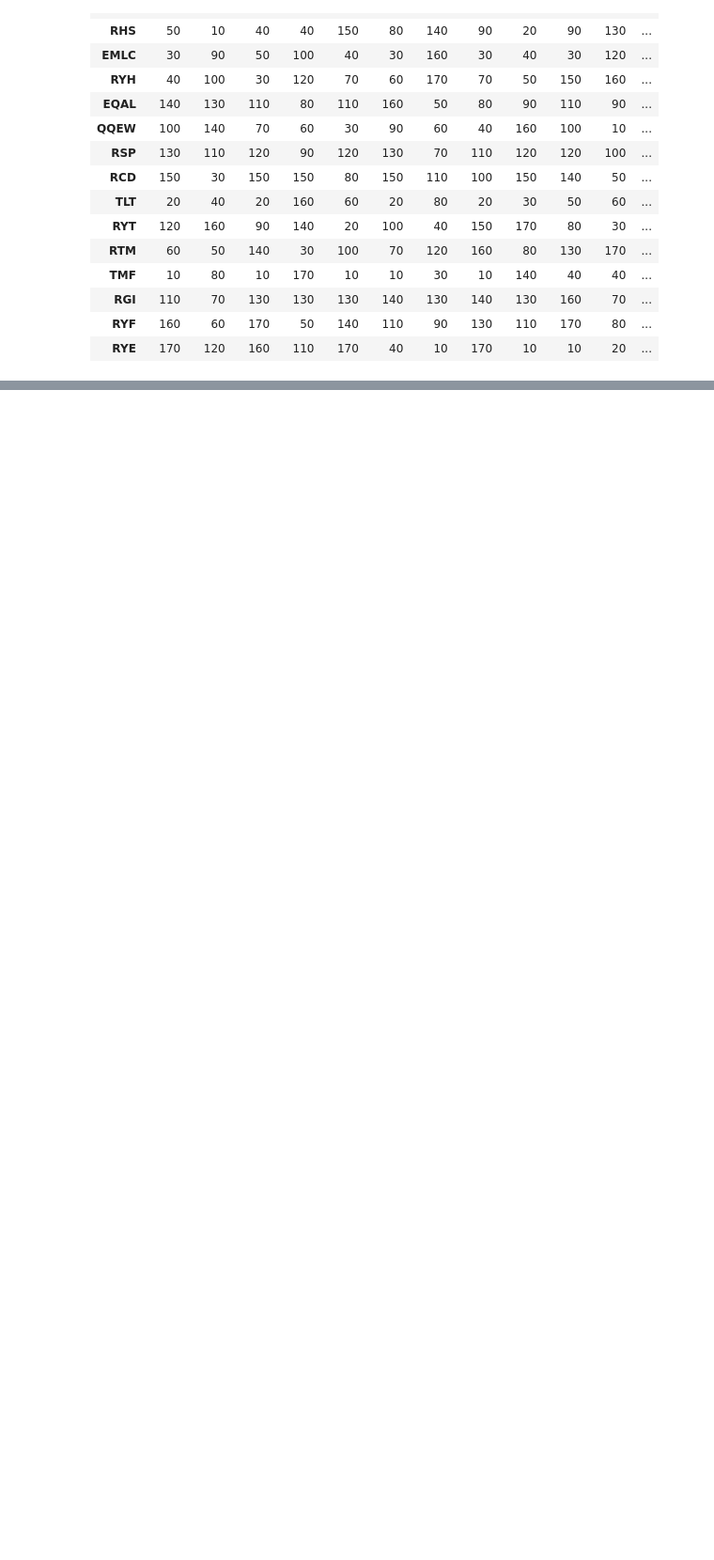
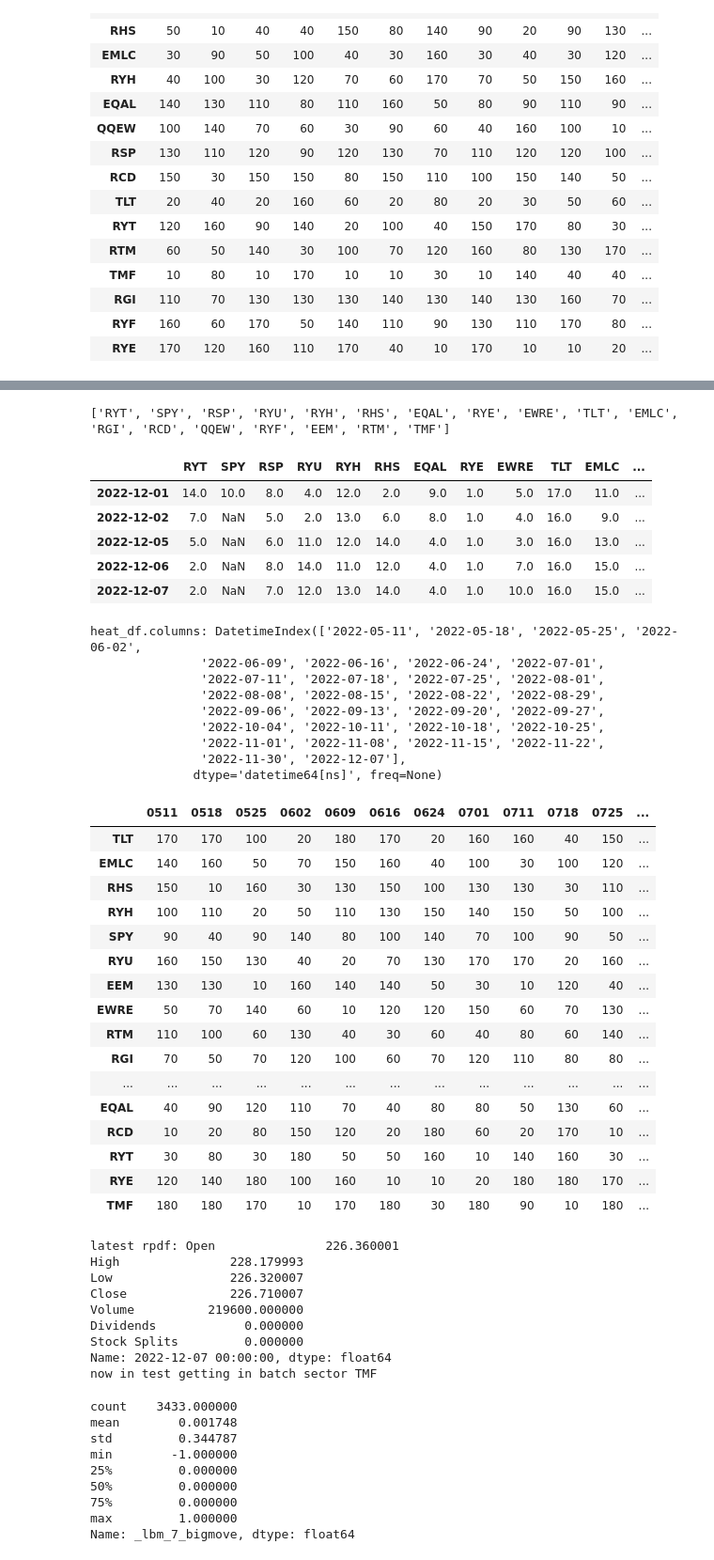
Before and after one commit to jacky892/sectorRotationHeatmap, a Jupyter notebook: rotationHeatmap.ipynb, the cells around one changed output, grey strips where cells are left out. Shown at 94% size. Cells and saved outputs as stored; diff of their text form; code cells hidden in the pictures; blank space fills up the shorter version.

```diff
--- a/rotationHeatmap.ipynb
+++ b/rotationHeatmap.ipynb
@@ -535,0 +517,55 @@ weighted avg       0.21      0.38      0.27        16
+# %%
+from workflow.sectorRotationTraderWorkflow import run_etf_test
+run_etf_test(th=0.10,def_pct_stop=0.1, mkt='usa', focus_tlist=['TMF'], rticker='IWV')
+# %% [output]
+['RYT', 'SPY', 'RSP', 'RYU', 'RYH', 'RHS', 'EQAL', 'RYE', 'EWRE', 'TLT', 'EMLC', 'RGI', 'RCD', 'QQEW', 'RYF', 'EEM', 'RTM', 'TMF']
+|  | RYT | SPY | RSP | RYU | RYH | RHS | EQAL | RYE | EWRE | TLT | EMLC | ... |
+| 2022-12-01 | 14.0 | 10.0 | 8.0 | 4.0 | 12.0 | 2.0 | 9.0 | 1.0 | 5.0 | 17.0 | 11.0 | ... |
+| 2022-12-02 | 7.0 | NaN | 5.0 | 2.0 | 13.0 | 6.0 | 8.0 | 1.0 | 4.0 | 16.0 | 9.0 | ... |
+| 2022-12-05 | 5.0 | NaN | 6.0 | 11.0 | 12.0 | 14.0 | 4.0 | 1.0 | 3.0 | 16.0 | 13.0 | ... |
+| 2022-12-06 | 2.0 | NaN | 8.0 | 14.0 | 11.0 | 12.0 | 4.0 | 1.0 | 7.0 | 16.0 | 15.0 | ... |
+| 2022-12-07 | 2.0 | NaN | 7.0 | 12.0 | 13.0 | 14.0 | 4.0 | 1.0 | 10.0 | 16.0 | 15.0 | ... |
+heat_df.columns: DatetimeIndex(['2022-05-11', '2022-05-18', '2022-05-25', '2022-06-02',
+               '2022-06-09', '2022-06-16', '2022-06-24', '2022-07-01',
+               '2022-07-11', '2022-07-18', '2022-07-25', '2022-08-01',
+               '2022-08-08', '2022-08-15', '2022-08-22', '2022-08-29',
+               '2022-09-06', '2022-09-13', '2022-09-20', '2022-09-27',
+               '2022-10-04', '2022-10-11', '2022-10-18', '2022-10-25',
+               '2022-11-01', '2022-11-08', '2022-11-15', '2022-11-22',
+               '2022-11-30', '2022-12-07'],
+              dtype='datetime64[ns]', freq=None)
+|  | 0511 | 0518 | 0525 | 0602 | 0609 | 0616 | 0624 | 0701 | 0711 | 0718 | 0725 | ... |
+| TLT | 170 | 170 | 100 | 20 | 180 | 170 | 20 | 160 | 160 | 40 | 150 | ... |
+| EMLC | 140 | 160 | 50 | 70 | 150 | 160 | 40 | 100 | 30 | 100 | 120 | ... |
+| RHS | 150 | 10 | 160 | 30 | 130 | 150 | 100 | 130 | 130 | 30 | 110 | ... |
+| RYH | 100 | 110 | 20 | 50 | 110 | 130 | 150 | 140 | 150 | 50 | 100 | ... |
+| SPY | 90 | 40 | 90 | 140 | 80 | 100 | 140 | 70 | 100 | 90 | 50 | ... |
+| RYU | 160 | 150 | 130 | 40 | 20 | 70 | 130 | 170 | 170 | 20 | 160 | ... |
+| EEM | 130 | 130 | 10 | 160 | 140 | 140 | 50 | 30 | 10 | 120 | 40 | ... |
+| EWRE | 50 | 70 | 140 | 60 | 10 | 120 | 120 | 150 | 60 | 70 | 130 | ... |
+| RTM | 110 | 100 | 60 | 130 | 40 | 30 | 60 | 40 | 80 | 60 | 140 | ... |
+| RGI | 70 | 50 | 70 | 120 | 100 | 60 | 70 | 120 | 110 | 80 | 80 | ... |
+| ... | ... | ... | ... | ... | ... | ... | ... | ... | ... | ... | ... | ... |
+| EQAL | 40 | 90 | 120 | 110 | 70 | 40 | 80 | 80 | 50 | 130 | 60 | ... |
+| RCD | 10 | 20 | 80 | 150 | 120 | 20 | 180 | 60 | 20 | 170 | 10 | ... |
+| RYT | 30 | 80 | 30 | 180 | 50 | 50 | 160 | 10 | 140 | 160 | 30 | ... |
+| RYE | 120 | 140 | 180 | 100 | 160 | 10 | 10 | 20 | 180 | 180 | 170 | ... |
+| TMF | 180 | 180 | 170 | 10 | 170 | 180 | 30 | 180 | 90 | 10 | 180 | ... |
+latest rpdf: Open               226.360001
+High               228.179993
+Low                226.320007
+Close              226.710007
+Volume          219600.000000
+Dividends            0.000000
+Stock Splits         0.000000
+Name: 2022-12-07 00:00:00, dtype: float64
+now in test getting in batch sector TMF
+count    3433.000000
+mean        0.001748
+std         0.344787
+min        -1.000000
+25%         0.000000
+50%         0.000000
+75%         0.000000
+max         1.000000
+Name: _lbm_7_bigmove, dtype: float64
```
Also changed, not shown: parts of 10 cells of this notebook, 12 other files.
